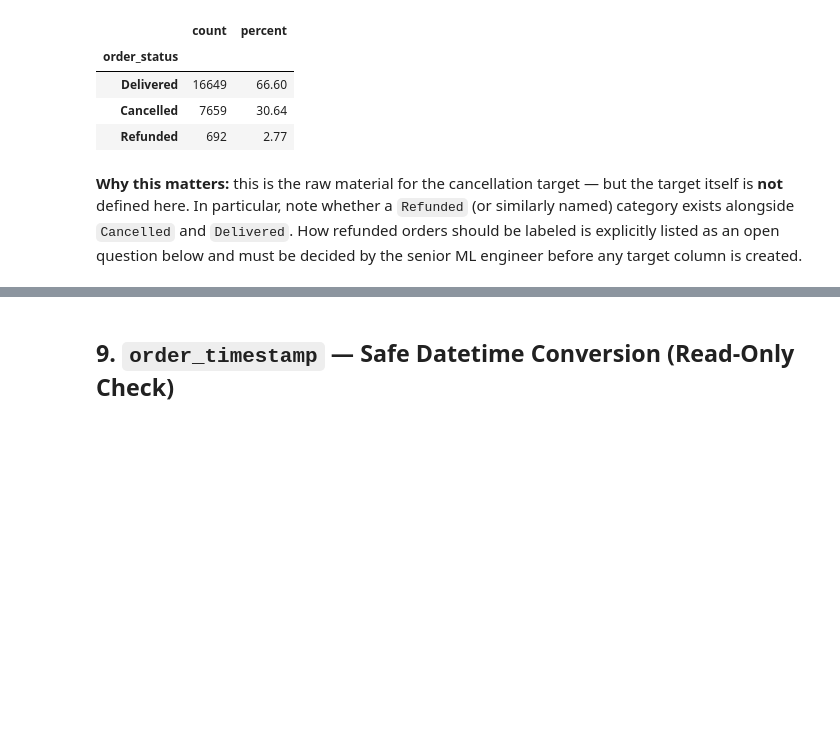
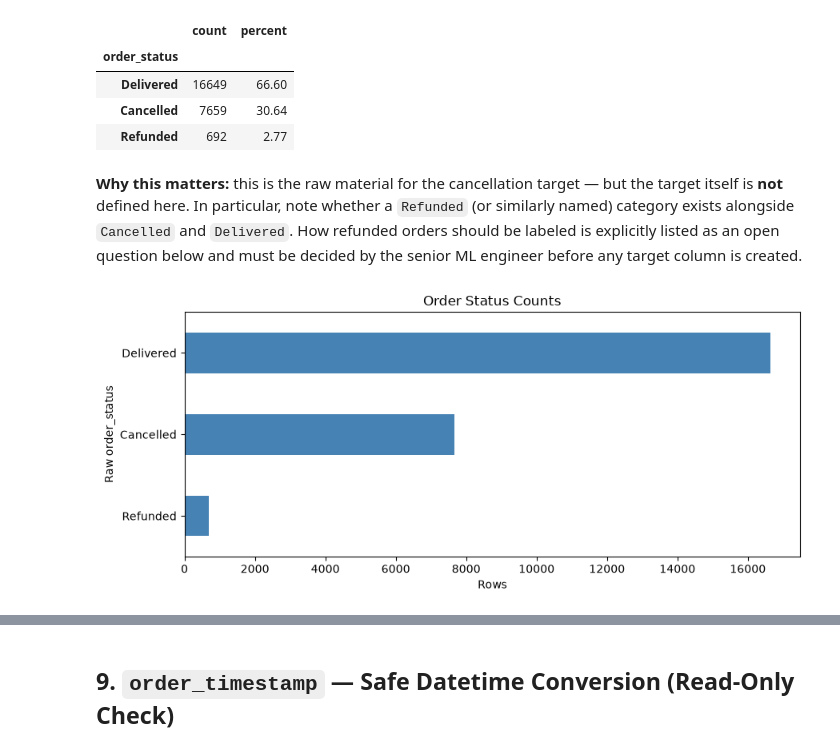
Before and after one commit to Thomasayanfeoluwa/E-Commerce-Risk-And-Demand-Intelligent-System, a Jupyter notebook: notebook/01_data_understanding.ipynb, the cells around one changed output, grey strips where cells are left out. Cells and saved outputs as stored; diff of their text form; code cells hidden in the pictures; blank space fills up the shorter version.

Commit message:
checkpoint(data): update 01_data_understanding

```diff
--- a/notebook/01_data_understanding.ipynb
+++ b/notebook/01_data_understanding.ipynb
@@ -253,3 +252,89 @@ else:
 | Refunded | 692 | 2.77 |
 # %% [markdown]
 **Why this matters:** this is the raw material for the cancellation target — but the target itself is **not** defined here. In particular, note whether a `Refunded` (or similarly named) category exists alongside `Cancelled` and `Delivered`. How refunded orders should be labeled is explicitly listed as an open question below and must be decided by the senior ML engineer before any target column is created.
+# %%
+# Cancellation prediction: exploratory outcome and candidate-feature checks
+# These plots are descriptive only. Refunded/other statuses are reported but
+# excluded from the Cancelled-vs-Delivered comparisons; no modeling target is created.
+import matplotlib.pyplot as plt
+
+status_values = df["order_status"].fillna("<missing>").astype(str).str.strip()
+status_counts = status_values.value_counts(dropna=False)
+
+fig, ax = plt.subplots(figsize=(9, 4))
+status_counts.sort_values().plot(kind="barh", ax=ax, color="steelblue")
+ax.set_title("Order Status Counts")
+ax.set_xlabel("Rows")
+ax.set_ylabel("Raw order_status")
+plt.tight_layout()
+plt.show()
+
+normalized_status = df["order_status"].astype("string").str.strip().str.casefold()
+comparison_mask = normalized_status.isin(["cancelled", "delivered"])
+cancellation_view = df.loc[comparison_mask].copy()
+cancellation_view["_status_for_plot"] = normalized_status.loc[comparison_mask].map(
+    {"cancelled": "Cancelled", "delivered": "Delivered"}
+)
+
+excluded_statuses = status_values.loc[~comparison_mask].value_counts(dropna=False)
+print("Rows in Cancelled-vs-Delivered comparison:", len(cancellation_view))
+print("Other/missing statuses excluded from that comparison:")
+display(excluded_statuses.to_frame("rows"))
+
+categorical_candidates = [
+    column for column in ["city", "payment_method", "category", "customer_type"]
+    if column in cancellation_view.columns
+]
+if categorical_candidates and not cancellation_view.empty:
+    cancellation_view["_is_cancelled_for_plot"] = (
+        cancellation_view["_status_for_plot"] == "Cancelled"
+    ).astype(int)
+    fig, axes = plt.subplots(
+        1, len(categorical_candidates),
+        figsize=(6 * len(categorical_candidates), 5),
+        squeeze=False
+    )
+    for ax, column in zip(axes[0], categorical_candidates):
+        grouped = cancellation_view.groupby(column, dropna=False).agg(
+            cancellation_rate=("_is_cancelled_for_plot", "mean"),
+            rows=("_is_cancelled_for_plot", "size")
+        )
+        grouped = grouped.sort_values("cancellation_rate", ascending=True)
+        labels = [f"{value} (n={count})" for value, count in zip(grouped.index, grouped["rows"])]
+        ax.barh(labels, grouped["cancellation_rate"] * 100, color="indianred")
+        ax.set_title(f"Cancelled Rate by {column}")
+        ax.set_xlabel("Cancelled (%) among Cancelled/Delivered")
+        ax.set_ylabel(column)
+    fig.suptitle("Descriptive Cancellation Rates by Category", y=1.02)
+    plt.tight_layout()
+    plt.show()
+
+numeric_candidates = [
+    column for column in [
+        "quantity", "unit_price", "discount_percent",
+        "customer_tenure_days", "previous_orders", "prior_cancellations"
+    ]
+    if column in cancellation_view.columns
+    and pd.api.types.is_numeric_dtype(cancellation_view[column])
+]
+if numeric_candidates and not cancellation_view.empty:
+    ncols = 2
+    nrows = (len(numeric_candidates) + ncols - 1) // ncols
+    fig, axes = plt.subplots(nrows, ncols, figsize=(12, 4 * nrows), squeeze=False)
+    for ax, column in zip(axes.flat, numeric_candidates):
+        cancellation_view.boxplot(
+            column=column,
+            by="_status_for_plot",
+            ax=ax,
+            showfliers=False
+        )
+        ax.set_title(f"{column} by outcome (outliers hidden)")
+        ax.set_xlabel("Raw outcome group")
+        ax.set_ylabel(column)
+    for ax in axes.flat[len(numeric_candidates):]:
+        ax.set_visible(False)
+    fig.suptitle("Candidate Numeric Fields by Outcome", y=1.02)
+    plt.tight_layout()
+    plt.show()
+# %% [output]
+[figure, added]
```
Also changed, not shown: parts of 2 cells of this notebook.
